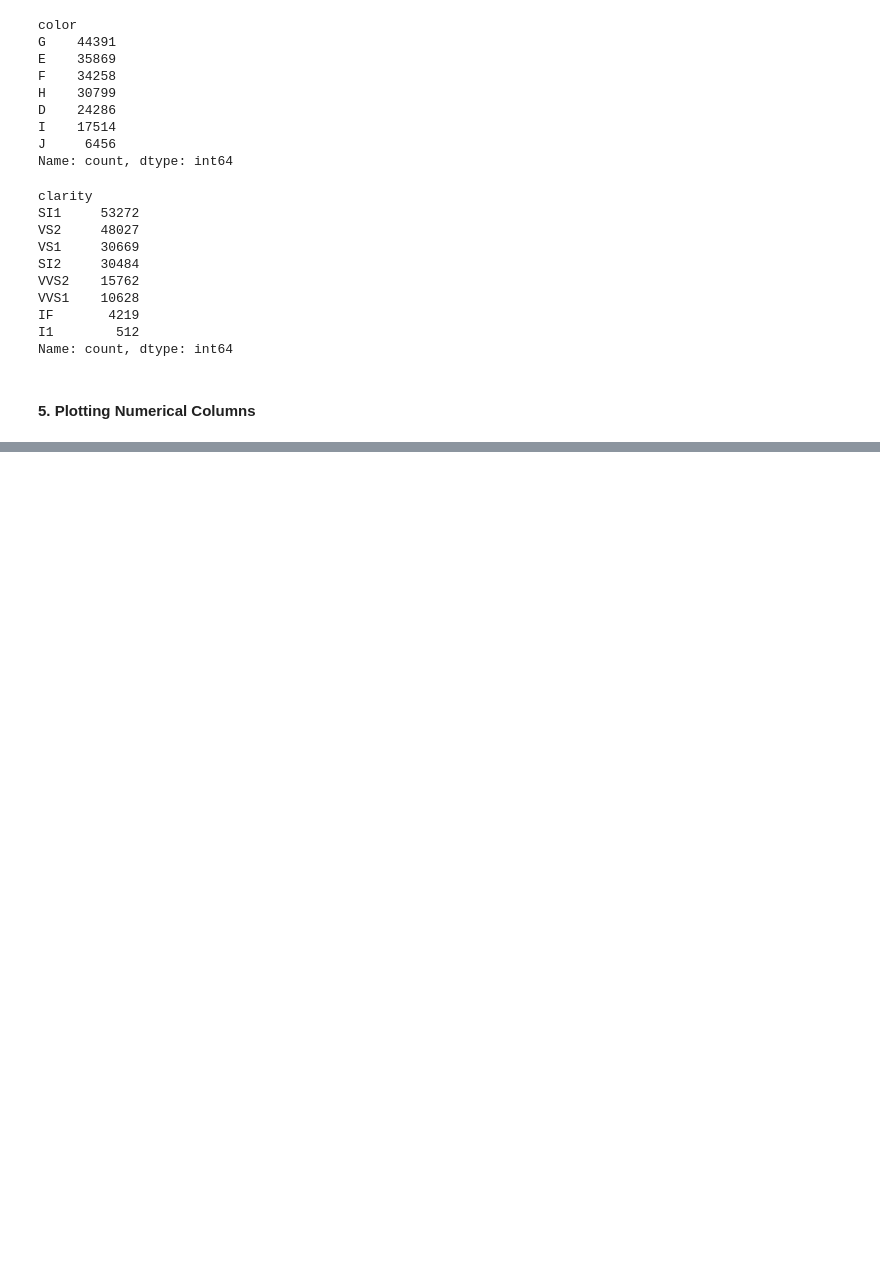
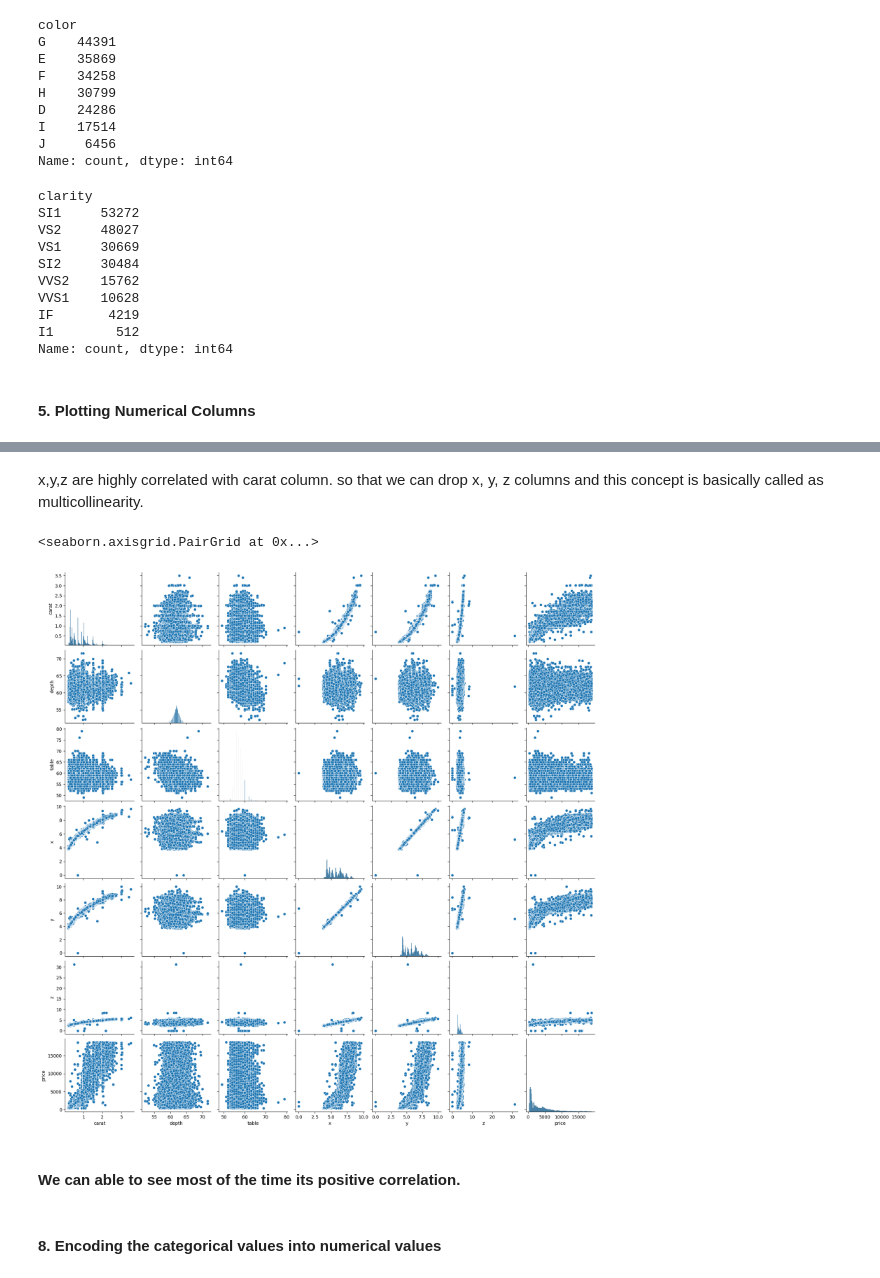
Before and after one commit to Santhoshgithub22/Diamond_Price_Prediction, a Jupyter notebook: notebooks/EDA.ipynb, the cells around one changed output, grey strips where cells are left out. Cells and saved outputs as stored; diff of their text form; code cells hidden in the pictures; blank space fills up the shorter version.

```diff
--- a/notebooks/EDA.ipynb
+++ b/notebooks/EDA.ipynb
@@ -220,0 +251,13 @@ KeyboardInterrupt:
+# %% [markdown]
+x,y,z are highly correlated with carat column. so that we can drop x, y, z columns and this concept is basically called as multicollinearity.
+# %%
+sns.pairplot(df)
+
+# Pair plot is nothing but, we are comparing the each feature with the other feature in the form of scatter plot.
+# %% [output]
+<seaborn.axisgrid.PairGrid at 0x...>
+[figure, added]
+# %% [markdown]
+#### We can able to see most of the time its positive correlation.
+# %% [markdown]
+#### 8. Encoding the categorical values into numerical values
```
Also changed, not shown: parts of 18 cells of this notebook.
